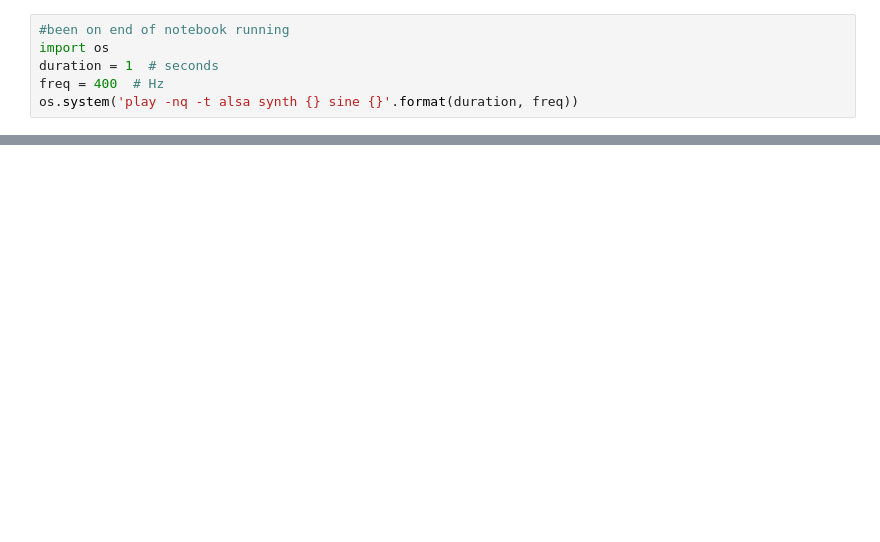
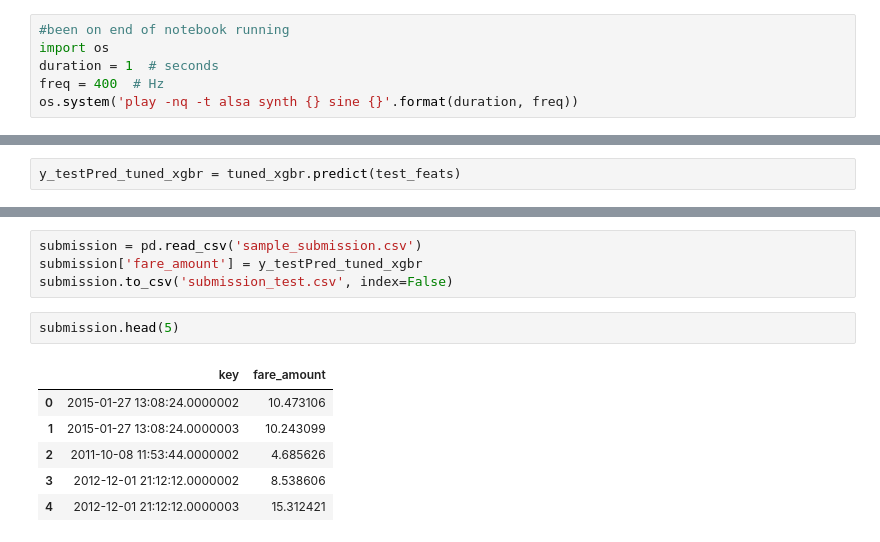
Before and after one commit to ana-rlopez/NYC_taxi_fare_prediction, a Jupyter notebook: NYTaxiFare_1_ExploratoryAnalysis_&_Preprocessing.ipynb, the cells around one changed output, grey strips where cells are left out. Saved outputs shown, nothing was run; the diff lists cells and outputs as text; blank space fills up the shorter version.

```diff
--- a/NYTaxiFare_1_ExploratoryAnalysis_&_Preprocessing.ipynb
+++ b/NYTaxiFare_1_ExploratoryAnalysis_&_Preprocessing.ipynb
@@ -762,0 +582,2 @@ os.system('play -nq -t alsa synth {} sine {}'.format(duration, freq))
+# %%
+y_testPred_tuned_xgbr = tuned_xgbr.predict(test_feats)
@@ -762,0 +588,13 @@ os.system('play -nq -t alsa synth {} sine {}'.format(duration, freq))
+# %%
+submission = pd.read_csv('sample_submission.csv')
+submission['fare_amount'] = y_testPred_tuned_xgbr
+submission.to_csv('submission_test.csv', index=False)
+# %%
+submission.head(5)
+# %% [output]
+|  | key | fare_amount |
+| 0 | 2015-01-27 13:08:24.0000002 | 10.473106 |
+| 1 | 2015-01-27 13:08:24.0000003 | 10.243099 |
+| 2 | 2011-10-08 11:53:44.0000002 | 4.685626 |
+| 3 | 2012-12-01 21:12:12.0000002 | 8.538606 |
+| 4 | 2012-12-01 21:12:12.0000003 | 15.312421 |
```
Also changed, not shown: parts of 74 cells of this notebook.
